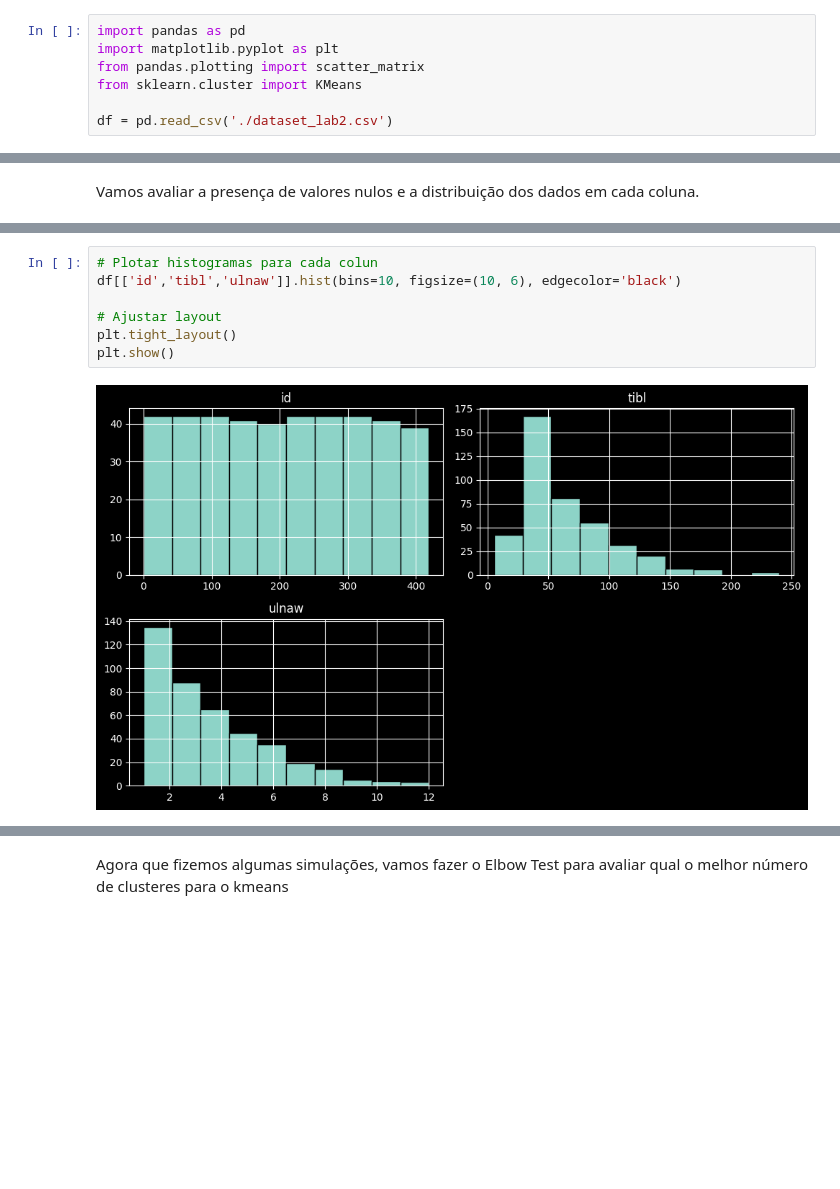
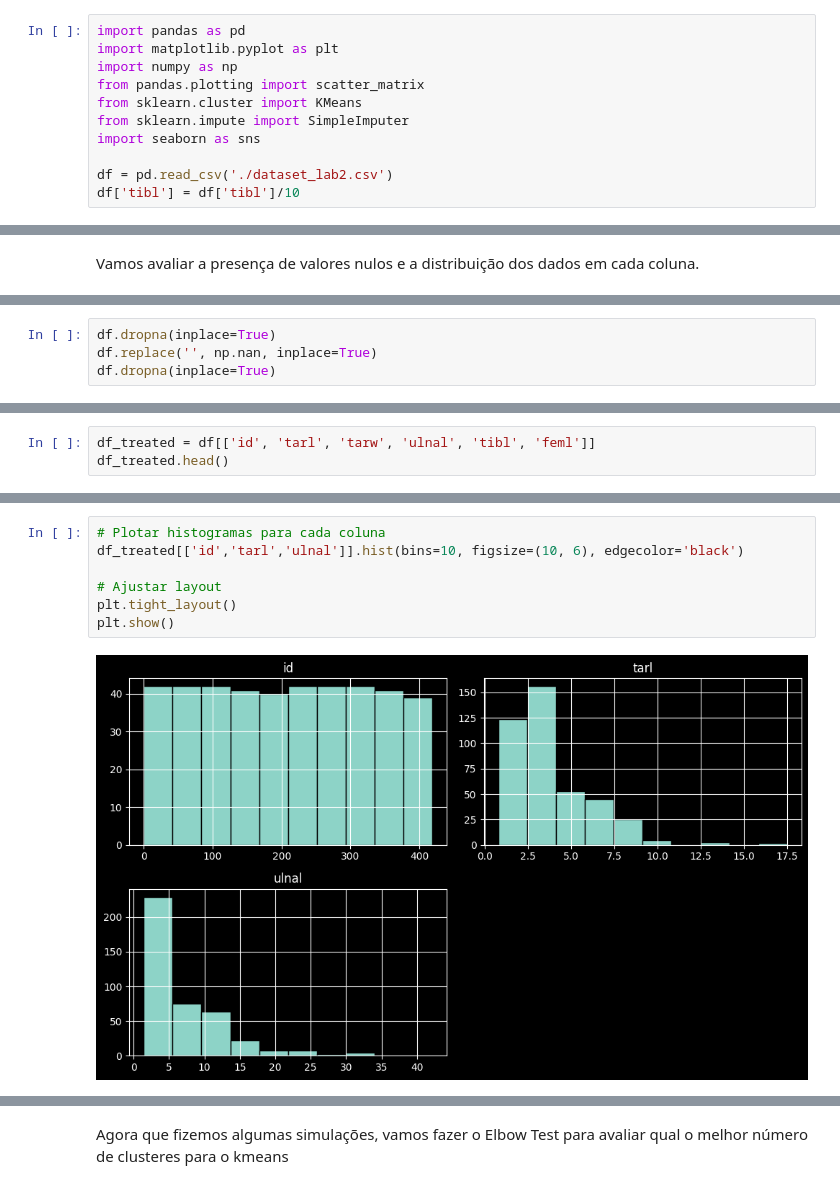
Before and after one commit to joaopcvieira/CMC-13, a Jupyter notebook: Lab2/main.ipynb, the cells around one changed output, grey strips where cells are left out. Cells and saved outputs as stored; diff of their text form; blank space fills up the shorter version.

```diff
--- a/Lab2/main.ipynb
+++ b/Lab2/main.ipynb
@@ -10,10 +10,14 @@
 # %%
 import pandas as pd
 import matplotlib.pyplot as plt
+import numpy as np
 from pandas.plotting import scatter_matrix
 from sklearn.cluster import KMeans
+from sklearn.impute import SimpleImputer
+import seaborn as sns
 
 df = pd.read_csv('./dataset_lab2.csv')
+df['tibl'] = df['tibl']/10
 # %% [markdown]
 ## 1. Preparação dos Dados
 Primeiramente, analisa-se o aspecto geral do dataset, visualizando todas as colunas e os tipos de dados presentes.
@@ -61,0 +56,4 @@ df.describe()
+# %%
+df.dropna(inplace=True)
+df.replace('', np.nan, inplace=True)
+df.dropna(inplace=True)
@@ -67,0 +115,3 @@ plt.show()
+# %%
+df_treated = df[['id', 'tarl', 'tarw', 'ulnal', 'tibl', 'feml']]
+df_treated.head()
@@ -68,9 +125,9 @@ plt.show()
 # %%
-# Plotar histogramas para cada colun
-df[['id','tibl','ulnaw']].hist(bins=10, figsize=(10, 6), edgecolor='black')
+# Plotar histogramas para cada coluna
+df_treated[['id','tarl','ulnal']].hist(bins=10, figsize=(10, 6), edgecolor='black')
 
 # Ajustar layout
 plt.tight_layout()
 plt.show()
 # %% [output]
-[figure, old version]
+[figure, new version]
```
Also changed, not shown: parts of 22 cells of this notebook.
